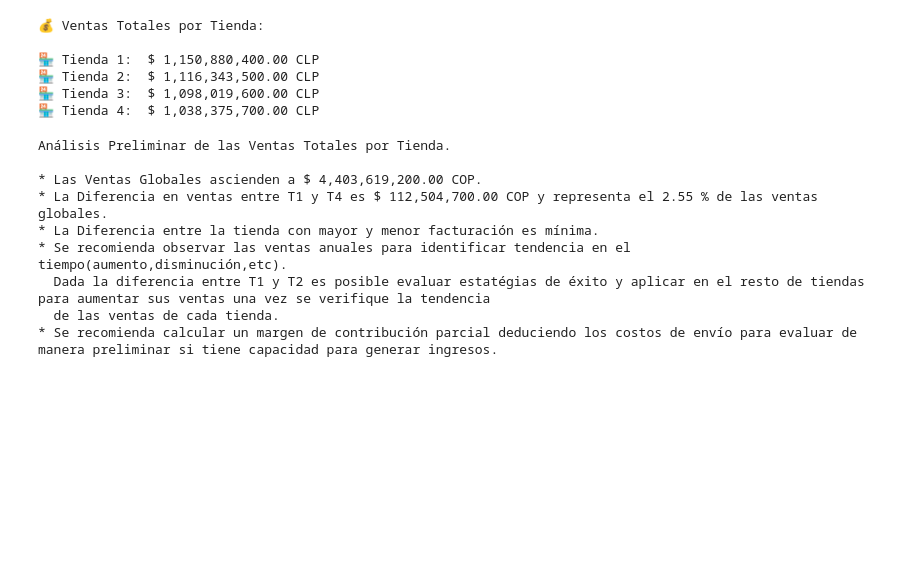
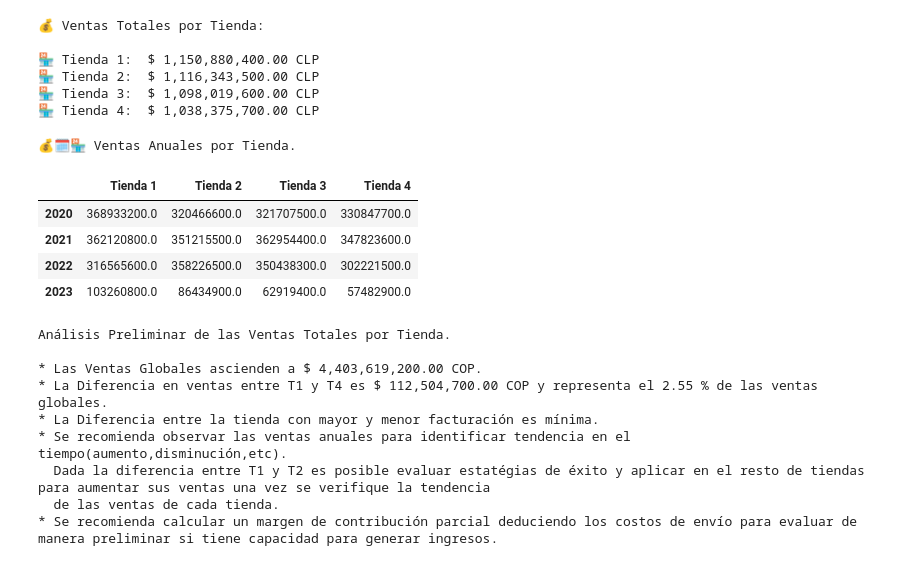
Before and after one commit to EuniceGarcia503/Challenge1_AluraStore, a Jupyter notebook: AluraStoreLatam.ipynb, the cells around one changed output. Saved outputs shown, nothing was run; the diff lists cells and outputs as text; code cells hidden in the pictures; blank space fills up the shorter version.

Commit message:
Actualizamos listas útiles para el análisis , agregamos cód. p/ tratamiento de columna fechas p/análisis temporales y agregamos cód. p/calcular las ventas anuales por tienda.

```diff
--- a/AluraStoreLatam.ipynb
+++ b/AluraStoreLatam.ipynb
@@ -67,3 +67,7 @@ emojis_ranking_productos = ['1️⃣', '2️⃣', '3️⃣']
 emojis_ranking_productos_descendente = ['3️⃣', '2️⃣', '1️⃣']
 #Listas emoji_notas para medir satisfacción de cliente.
 emoji_notas = ["🔵 Excelente.","🟢 Buena.","🟡 Aceptable.","🔴 Revisión."]
+#Lista periodos_años contiene los años de los registros en cada base. (como enteros para facilitar comparaciones)
+periodos_años = [2020, 2021, 2022, 2023]
+#Lista periodos_trimestres contiene etiqueta del trimestres del año.
+periodos_trimestres = ['T1', 'T2', 'T3', 'T4']
@@ -128,4 +157,46 @@ for tienda,ventas in vt_portienda.items():
 🏪 Tienda 2:  $ 1,116,343,500.00 CLP
 🏪 Tienda 3:  $ 1,098,019,600.00 CLP
 🏪 Tienda 4:  $ 1,038,375,700.00 CLP
+# %%
+#Código para calcular las ventas anuales por tienda.
+
+#Definiendo diccionario tienda_venta_year para organizamos las ventas anuales por tienda
+tienda_venta_year = {}
+#Función ventas_anuales para calculas las ventas anuales por tienda.
+def ventas_anuales(tienda, df):
+  ventas = df[['Precio', 'Año']]
+  for año in periodos_años:
+      total = (
+          ventas[ventas['Año'] == año]
+          .groupby('Año')['Precio']
+          .sum()
+        )
+      if not total.empty:
+          tienda_venta_year[(tienda, año)] = total.iloc[0]
+      else:
+          tienda_venta_year[(tienda, año)] = 0
+
+
+#Declaramos función ventas_anuales para todas las tiendas.
+for tienda, df in zip(nombre_tienda,base_tienda):
+    ventas_anuales(tienda, df)
+
+#Unimos información de diccionario tienda_venta_year en df_ventas_resumen.
+df_ventas_resumen = pd.Series(tienda_venta_year).unstack(level=0)
+
+#Visualización de resultados para ventas anuales por tienda.
+print("💰🗓️🏪 Ventas Anuales por Tienda.\n")
+display(df_ventas_resumen)
+
+#Cálculos complementarios para análisis preliminar de las ventas por tienda.
+venta_global = df_vt_portienda['Ventas_Totales'].sum()
+diferencia_tienda1_tienda4 = df_vt_portienda['Ventas_Totales'][0] - df_vt_portienda['Ventas_Totales'][3]
+porcentaje_diferencia_t1_t4 = (diferencia_tienda1_tienda4 / venta_global) * 100
+# %% [output]
+💰🗓️🏪 Ventas Anuales por Tienda.
+|  | Tienda 1 | Tienda 2 | Tienda 3 | Tienda 4 |
+| 2020 | 368933200.0 | 320466600.0 | 321707500.0 | 330847700.0 |
+| 2021 | 362120800.0 | 351215500.0 | 362954400.0 | 347823600.0 |
+| 2022 | 316565600.0 | 358226500.0 | 350438300.0 | 302221500.0 |
+| 2023 | 103260800.0 | 86434900.0 | 62919400.0 | 57482900.0 |
 # %%
```
Also changed, not shown: parts of 2 cells of this notebook.
